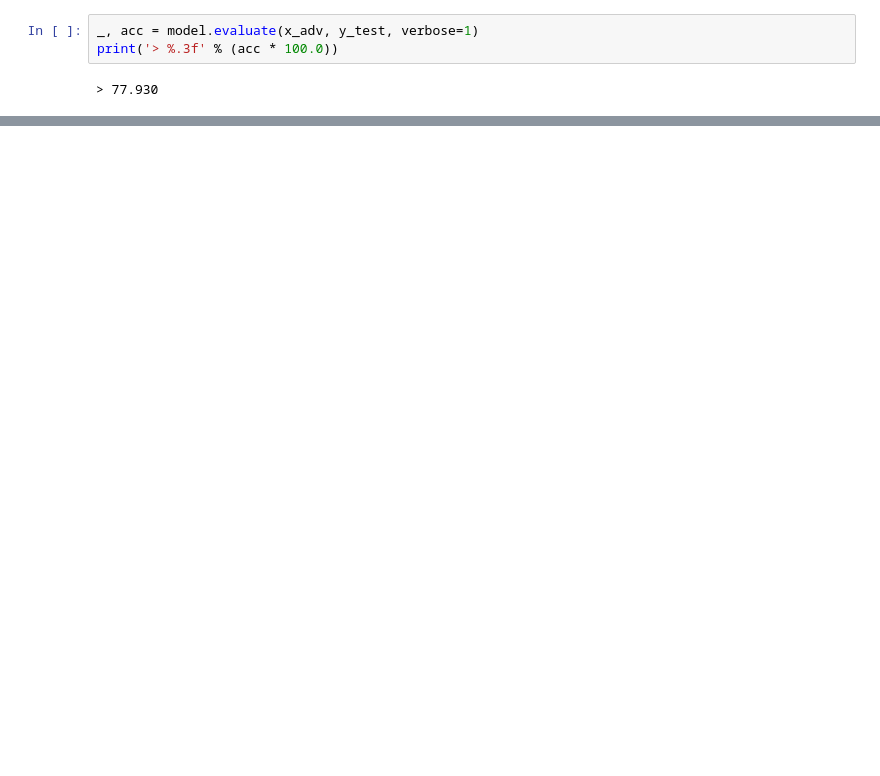
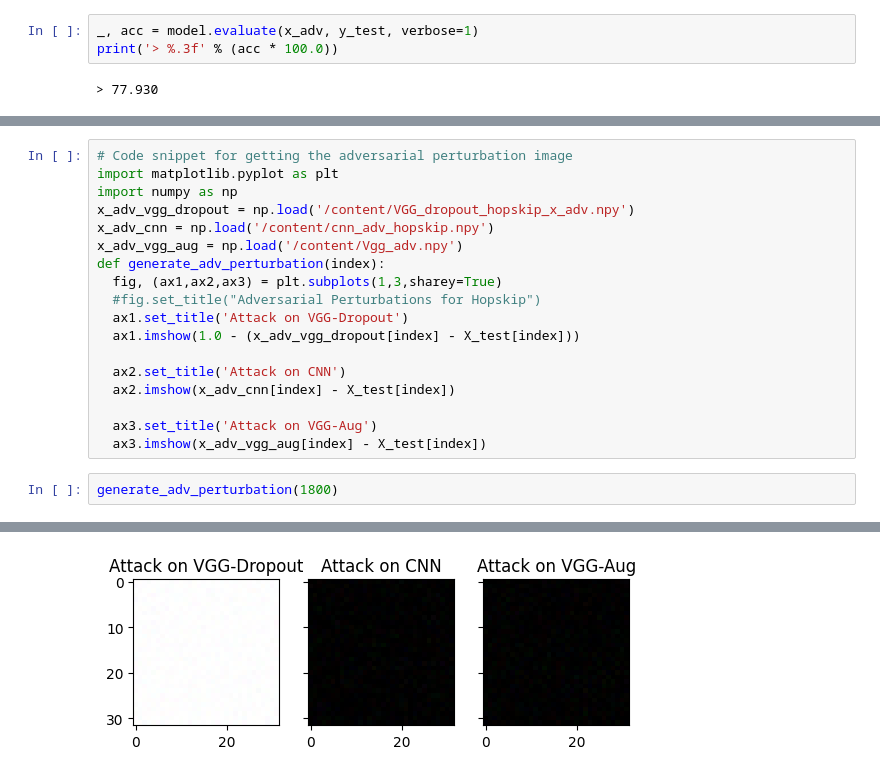
Before and after one commit to chaurasia-aditya/CaptchaTheBots, a Jupyter notebook: adversarial_attacks/HopSkipJump.ipynb, the cells around one changed output, grey strips where cells are left out. Saved outputs shown, nothing was run; the diff lists cells and outputs as text; blank space fills up the shorter version.

```diff
--- a/adversarial_attacks/HopSkipJump.ipynb
+++ b/adversarial_attacks/HopSkipJump.ipynb
@@ -290,0 +335,21 @@ print('> %.3f' % (acc * 100.0))
+# %%
+# Code snippet for getting the adversarial perturbation image
+import matplotlib.pyplot as plt
+import numpy as np
+x_adv_vgg_dropout = np.load('/content/VGG_dropout_hopskip_x_adv.npy')
+x_adv_cnn = np.load('/content/cnn_adv_hopskip.npy')
+x_adv_vgg_aug = np.load('/content/Vgg_adv.npy')
+def generate_adv_perturbation(index):
+  fig, (ax1,ax2,ax3) = plt.subplots(1,3,sharey=True)
+  #fig.set_title("Adversarial Perturbations for Hopskip")
+  ax1.set_title('Attack on VGG-Dropout')
+  ax1.imshow(1.0 - (x_adv_vgg_dropout[index] - X_test[index]))
+
+  ax2.set_title('Attack on CNN')
+  ax2.imshow(x_adv_cnn[index] - X_test[index])
+
+  ax3.set_title('Attack on VGG-Aug')
+  ax3.imshow(x_adv_vgg_aug[index] - X_test[index])
+# %%
+generate_adv_perturbation(1800)
+# %% [output]
@@ -290,0 +359 @@ print('> %.3f' % (acc * 100.0))
+[figure, added]
```
Also changed, not shown: parts of 11 cells of this notebook, 1 other file.
